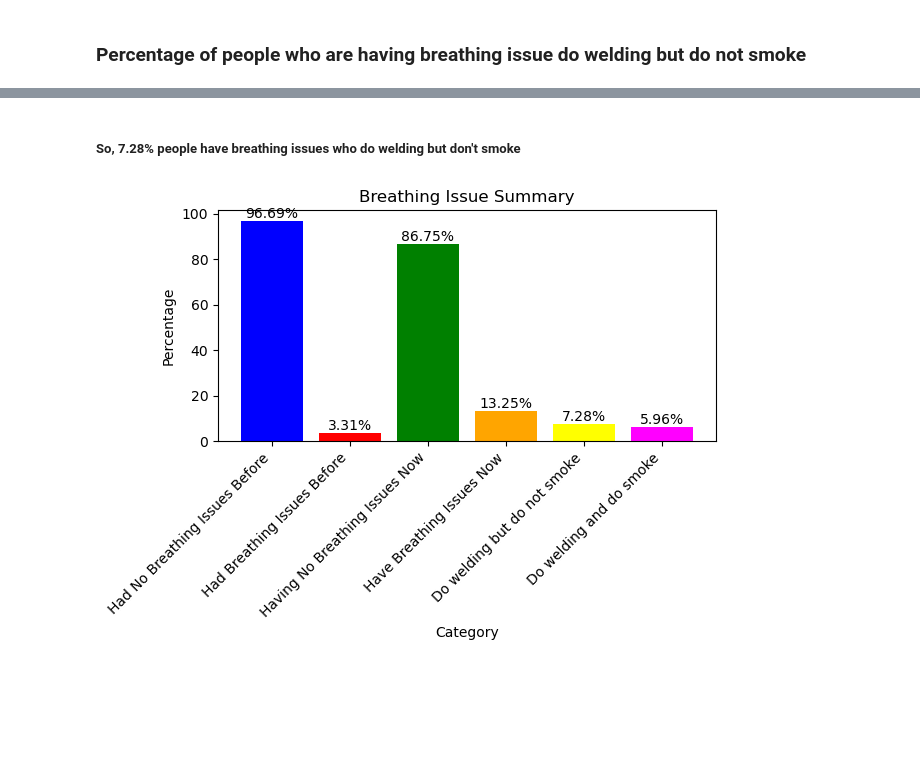
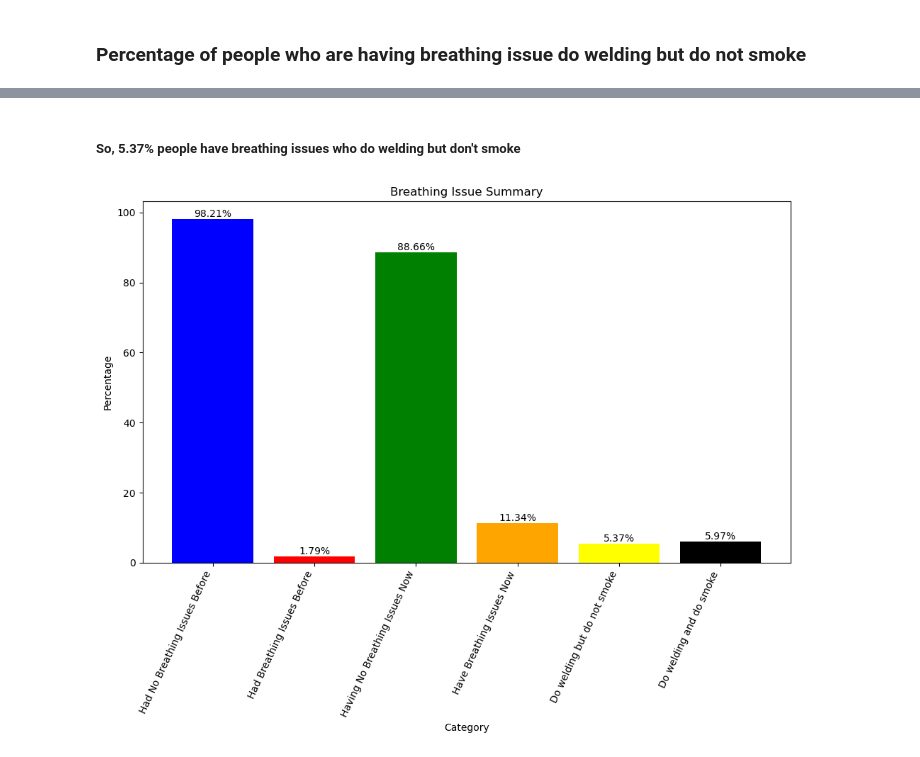
Before and after one commit to MahbubHossainFaisal/Welding-Effect-Analysis, a Jupyter notebook: Breathing_issue_analysis.ipynb, the cells around one changed output, grey strips where cells are left out. Saved outputs shown, nothing was run; the diff lists cells and outputs as text; code cells hidden in the pictures; blank space fills up the shorter version.

```diff
--- a/Breathing_issue_analysis.ipynb
+++ b/Breathing_issue_analysis.ipynb
@@ -52,7 +52,7 @@ Index(['Timestamp', 'Serial number: (ক্রমিক সংখ্যা)', 'N
 # %% [markdown]
 # Breathing Issue
 # %%
-breathing_issue_data = df[['Age: (বয়স)','Gender (লিঙ্গ)','Please specify your profession (পেশা):',
+breathing_issue_data = df[['Name: (নাম)','Age: (বয়স)','Gender (লিঙ্গ)','Please specify your profession (পেশা):',
 
    'How many years have you been working?(কাজের সময়কাল)',
 
@@ -71,6 +71,7 @@ breathing_issue_data = df[['Age: (বয়স)','Gender (লিঙ্গ)','Ple
 # renaming columns
 
 column_mapping = {
+    'Name: (নাম)':'Name',
     'Age: (বয়স)':'Age',
     'Gender (লিঙ্গ)':'Gender',
     'Please specify your profession (পেশা):' : 'Profession',
@@ -250,4 +273,6 @@ increased_issues.round(2)
 ### Percentage of people who are having breathing issue do welding and also smokes
 # %%
 current_breath_issues_and_smokes = breathing_issue_data[(breathing_issue_data['Currently having any breathing issue'] == 'Yes(হ্যাঁ)')
-                                               &(breathing_issue_data['Smoking havit'] == 'Yes(হ্যাঁ)')].reset_index()[['Currently having any breathing issue','Smoking havit']]
+                                               &(breathing_issue_data['Smoking havit'] == 'Yes(হ্যাঁ)')].reset_index()[['Name','Age','Currently having any breathing issue','Smoking havit']]
+
+current_breath_issues_and_smokes
@@ -272,7 +315,7 @@ people_who_smoke
 ### Percentage of people who are having breathing issue do welding but do not smoke
 # %%
 current_breath_issues_but_do_not_smoke = breathing_issue_data[(breathing_issue_data['Currently having any breathing issue'] == 'Yes(হ্যাঁ)')
-    &(breathing_issue_data['Smoking havit'] == 'No(না)')].reset_index()[['Currently having any breathing issue','Smoking havit']]
+    &(breathing_issue_data['Smoking havit'] == 'No(না)')].reset_index()[['Name','Age','Currently having any breathing issue','Smoking havit']]
 # %%
 current_breath_issues_but_do_not_smoke
 # %% [output]
@@ -306,28 +354,28 @@ people_not_smoke
 # %% [markdown]
-##### So, 7.28% people have breathing issues who do welding but don't smoke
+##### So, 5.37% people have breathing issues who do welding but don't smoke
 # %%
 import pandas as pd
 import matplotlib.pyplot as plt
 
 data = {
     'Category': ['Had No Breathing Issues Before', 'Had Breathing Issues Before', 'Having No Breathing Issues Now', 'Have Breathing Issues Now','Do welding but do not smoke','Do welding and do smoke'],
     'Percentage': [had_no_issues, had_breathing_issue, having_no_issues,having_issues,people_not_smoke,people_who_smoke],
-    'Color': ['blue', 'red', 'green', 'orange','yellow','magenta']
+    'Color': ['blue', 'red', 'green', 'orange','yellow','black']
 }
 
 df = pd.DataFrame(data)
-
+plt.figure(figsize=(10, 8))
 plt.bar(df['Category'], df['Percentage'], color=df['Color'])
 plt.xlabel('Category')
 plt.ylabel('Percentage')
 plt.title('Breathing Issue Summary')
 
 for i, value in enumerate(df['Percentage']):
     plt.text(i, value, f'{value:.2f}%', ha='center', va='bottom')
 
-plt.xticks(rotation=45, ha='right')
+plt.xticks(rotation=65, ha='right')
 plt.tight_layout()
 
 plt.show()
 # %% [output]
-[figure, old version]
+[figure, new version]
```
Also changed, not shown: parts of 42 cells of this notebook.
